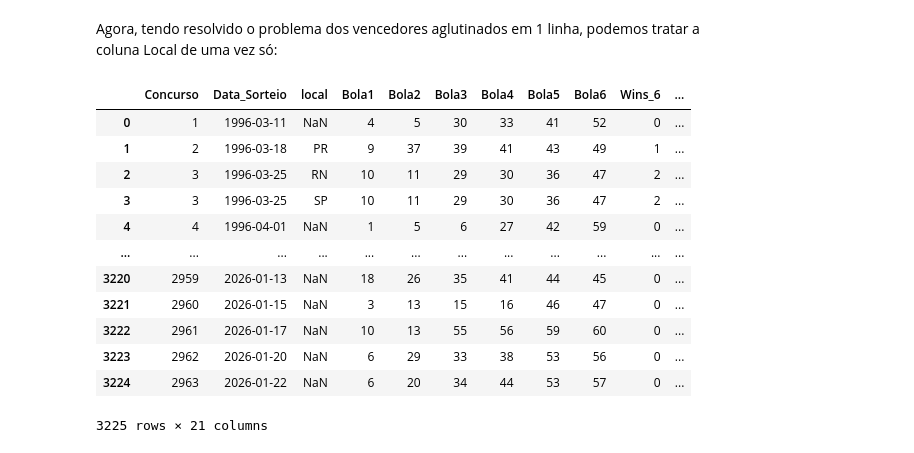
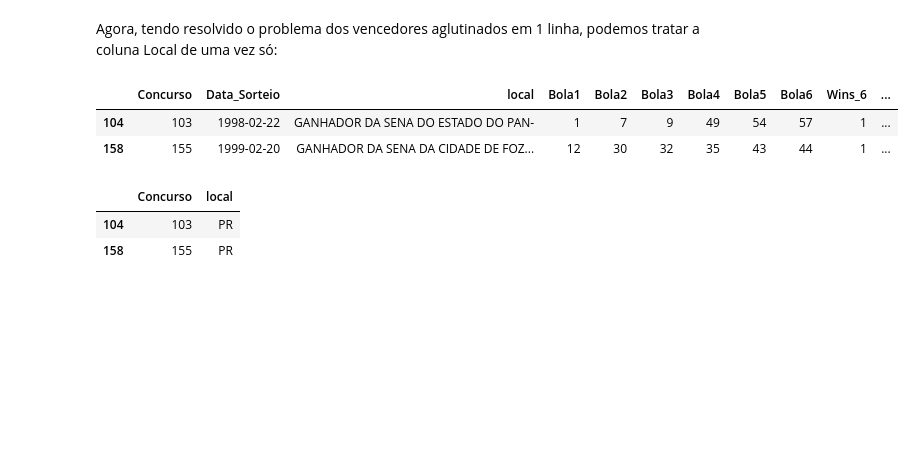
Before and after one commit to zf0rest/megasena_science, a Jupyter notebook: notebooks/analise.ipynb, the cells around one changed output. Drawn from its saved outputs; the diff is of its cells as text; code cells hidden in the pictures; blank space fills up the shorter version.

Commit message:
Finalizando tratamento de missing data e ajustando funções

```diff
--- a/notebooks/analise.ipynb
+++ b/notebooks/analise.ipynb
@@ -393,10 +392,10 @@ df_expand = df_expand.explode('lista_explode').reset_index(drop=True)
 
 # Excluindo a coluna não tratada e trazendo a coluna nova para a posição certa
 
-df_expand.drop('Local', axis=1) #Excluindo
+df_expand.drop('Local', axis=1, inplace=True) #Excluindo
 
 colunas = list(df_expand.columns) #Criando lista de colunas
-colunas.insert(2, colunas.pop(-1)) #Trazendo pra posição 2 a última coluna (o .pop retira ela ao fazer isso)
+colunas.insert(2, colunas.pop(-1)) #Trazendo pra posição 2 a última coluna (o .pop retira ela ao fazer isso, como um Ctrl+X)
 df_expand = df_expand[colunas]
 
 df_expand = df_expand.rename({'lista_explode':'local'},axis='columns') #renomeando coluna
@@ -426,17 +425,8 @@ uf_sigla = [
     'RJ', 'RN', 'RS', 'RO', 'RR', 'SC', 'SP', 'SE', 'TO'
 ] #Sinceramente, em casos como este, peça para alguma IA criar essas listas pra você (assim como fiz aqui).
   #O bom uso da IA é o que torna seu tempo mais produtivo.
+
+padrao_extracao_siglas = r'\b(' + '|'.join(uf_sigla) + r')\b' # Nesse passo tive que aprender sobre um pouco de regex
+
+df_expand['local_extraido'] = df_expand['local'].str.extract(padrao_extracao_siglas, expand=False)
+df_expand['local_extraido_fill'] = df_expand['local_extraido'].fillna(df_expand['local']) # Se o extract capturou algo, use-o, senão, use o valor que já estava.
-# %% [output]
-|  | Concurso | Data_Sorteio | local | Bola1 | Bola2 | Bola3 | Bola4 | Bola5 | Bola6 | Wins_6 | ... |
-| 0 | 1 | 1996-03-11 | NaN | 4 | 5 | 30 | 33 | 41 | 52 | 0 | ... |
-| 1 | 2 | 1996-03-18 | PR | 9 | 37 | 39 | 41 | 43 | 49 | 1 | ... |
-| 2 | 3 | 1996-03-25 | RN | 10 | 11 | 29 | 30 | 36 | 47 | 2 | ... |
-| 3 | 3 | 1996-03-25 | SP | 10 | 11 | 29 | 30 | 36 | 47 | 2 | ... |
-| 4 | 4 | 1996-04-01 | NaN | 1 | 5 | 6 | 27 | 42 | 59 | 0 | ... |
-| ... | ... | ... | ... | ... | ... | ... | ... | ... | ... | ... | ... |
-| 3220 | 2959 | 2026-01-13 | NaN | 18 | 26 | 35 | 41 | 44 | 45 | 0 | ... |
-| 3221 | 2960 | 2026-01-15 | NaN | 3 | 13 | 15 | 16 | 46 | 47 | 0 | ... |
-| 3222 | 2961 | 2026-01-17 | NaN | 10 | 13 | 55 | 56 | 59 | 60 | 0 | ... |
-| 3223 | 2962 | 2026-01-20 | NaN | 6 | 29 | 33 | 38 | 53 | 56 | 0 | ... |
-| 3224 | 2963 | 2026-01-22 | NaN | 6 | 20 | 34 | 44 | 53 | 57 | 0 | ... |
-3225 rows × 21 columns
@@ -442,0 +462,34 @@ uf_sigla = [
+# %%
+df_expand['local'] = df_expand['local'].replace(mapa_estados, regex=True) # sem a força do regex não estava funcionando
+
+df_expand[(df_expand['Wins_6'] > 1) & (df_expand['local'].str.len() > 2)] #visualizando
+
+#proximo passo: capturar as siglas presentes nas strings e criar uma nova coluna com listas destas, para sofrer o explode novamente.
+
+df_expand['local_extraido'] = df_expand['local'].str.findall(padrao_extracao_siglas)
+#o extract extrai 1 valor, o findall todo mundo que se encaixar no padrão explicitadoe é appendado numa lista
+df_expand = df_expand.explode('local_extraido').reset_index(drop=True) #Já explodimos as listas do findall
+
+df_expand['local_extraido'] = df_expand['local_extraido'].fillna(df_expand['local']) #trazendo para essa coluna os valores que a lógica não pegou
+
+#Remanejando as colunas
+df_expand.drop('local', inplace=True, axis=1)
+colunas = list(df_expand.columns)
+colunas.insert(2, colunas.pop(-1))
+df_expand = df_expand[colunas]
+df_expand = df_expand.rename({'local_extraido':'local'}, axis='columns')
+display(df_expand[df_expand['local'].str.len()>2].head(2))
+#Aqui vemos que sobraram 2 linhas, vou mudar na unha pra ser mais rápido:
+
+
+#Ponto de atenção! Se você reordenar as linhas de modo que o índice mude acima, a mudança de valores abaixo pode ser aplicada no lugar errado.
+df_expand.iloc[104, 2] = 'PR'
+df_expand.iloc[158, 2] = 'PR'
+display(df_expand.loc[[104, 158], ['Concurso', 'local']])
+# %% [output]
+|  | Concurso | Data_Sorteio | local | Bola1 | Bola2 | Bola3 | Bola4 | Bola5 | Bola6 | Wins_6 | ... |
+| 104 | 103 | 1998-02-22 | GANHADOR DA SENA DO ESTADO DO PAN- | 1 | 7 | 9 | 49 | 54 | 57 | 1 | ... |
+| 158 | 155 | 1999-02-20 | GANHADOR DA SENA DA CIDADE DE FOZ... | 12 | 30 | 32 | 35 | 43 | 44 | 1 | ... |
+|  | Concurso | local |
+| 104 | 103 | PR |
+| 158 | 155 | PR |
```
Also changed, not shown: parts of 8 cells of this notebook, 1 other file.
